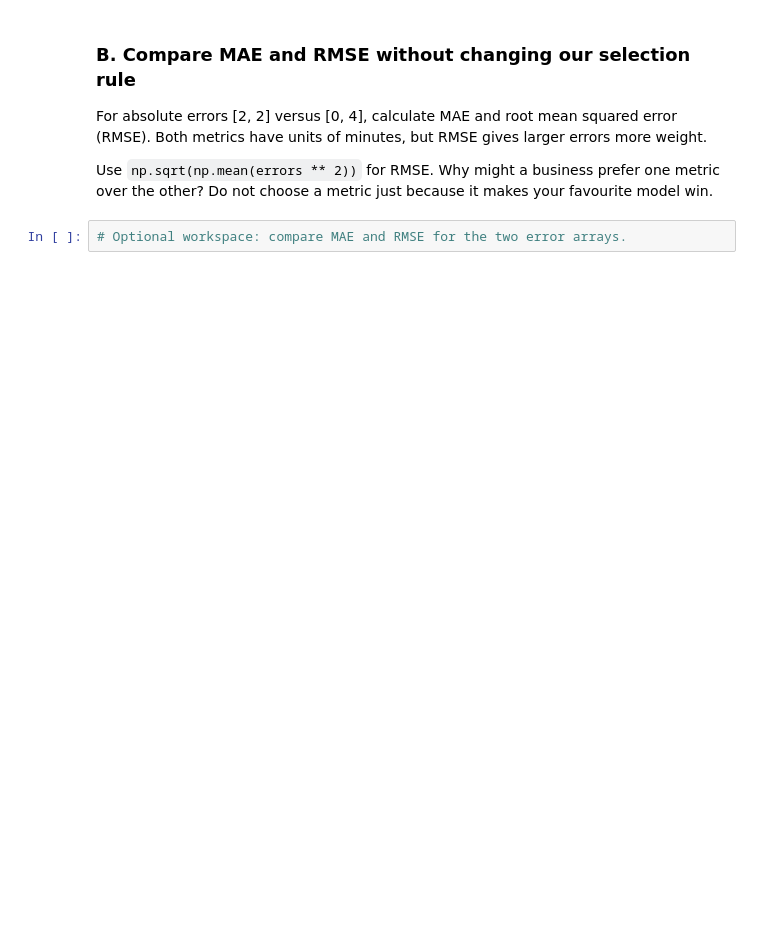
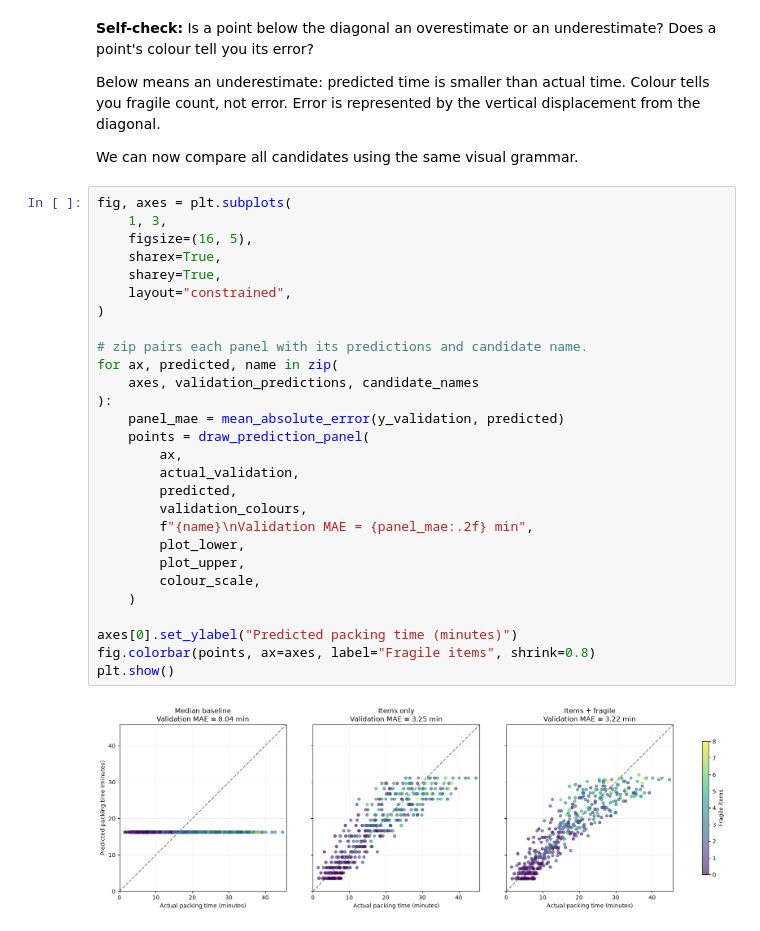
Before and after one commit to AlbertEMC2Stein/MAT-00-80-K-1_Introduction-to-Machine-Learning_Hands-On, a Jupyter notebook: week_03_scikit_learn_i.ipynb, the cells around one changed output. Drawn from its saved outputs; the diff is of its cells as text; blank space fills up the shorter version.

```diff
--- a/week_03_scikit_learn_i.ipynb
+++ b/week_03_scikit_learn_i.ipynb
@@ -492,8 +658,37 @@ plt.show()
 # %% [markdown]
-### B. Compare MAE and RMSE without changing our selection rule
-For absolute errors [2, 2] versus [0, 4], calculate MAE and root mean squared error (RMSE). Both metrics have units of minutes, but RMSE gives larger errors more weight.
+**Self-check:** Is a point below the diagonal an overestimate or an underestimate? Does a point's colour tell you its error?
 
-Use `np.sqrt(np.mean(errors ** 2))` for RMSE. Why might a business prefer one metric over the other? Do not choose a metric just because it makes your favourite model win.
+Below means an underestimate: predicted time is smaller than actual time. Colour tells you fragile count, not error. Error is represented by the vertical displacement from the diagonal.
+
+We can now compare all candidates using the same visual grammar.
 # %%
-# Optional workspace: compare MAE and RMSE for the two error arrays.
+fig, axes = plt.subplots(
+    1, 3,
+    figsize=(16, 5),
+    sharex=True,
+    sharey=True,
+    layout="constrained",
+)
+
+# zip pairs each panel with its predictions and candidate name.
+for ax, predicted, name in zip(
+    axes, validation_predictions, candidate_names
+):
+    panel_mae = mean_absolute_error(y_validation, predicted)
+    points = draw_prediction_panel(
+        ax,
+        actual_validation,
+        predicted,
+        validation_colours,
+        f"{name}\nValidation MAE = {panel_mae:.2f} min",
+        plot_lower,
+        plot_upper,
+        colour_scale,
+    )
+
+axes[0].set_ylabel("Predicted packing time (minutes)")
+fig.colorbar(points, ax=axes, label="Fragile items", shrink=0.8)
+plt.show()
+# %% [output]
+[figure, added]
 # %% [markdown]
```
Also changed, not shown: parts of 106 cells of this notebook.
